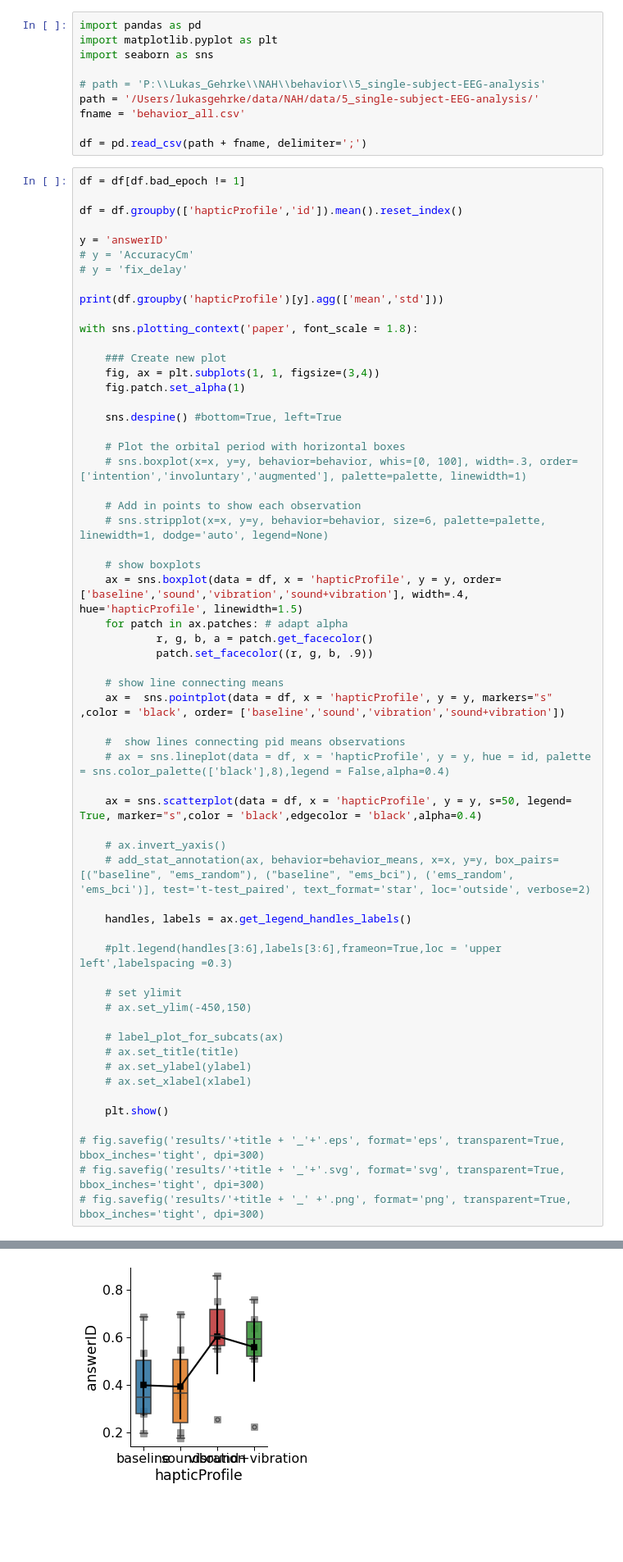
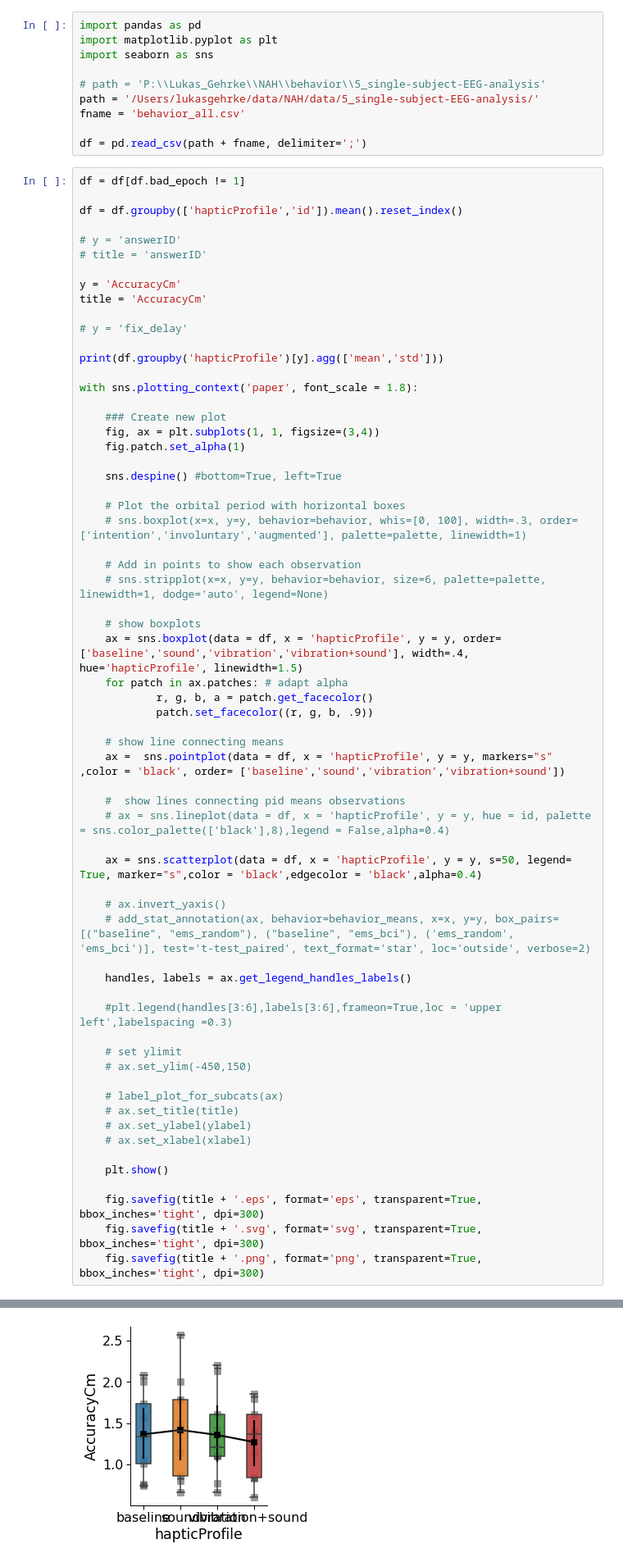
Before and after one commit to lukasgehrke/neuroadaptive-xr, a Jupyter notebook: analyses/haptic-ratings.ipynb, the cells around one changed output, grey strips where cells are left out. Shown at 82% size. Drawn from its saved outputs; the diff is of its cells as text; blank space fills up the shorter version.

```diff
--- a/analyses/haptic-ratings.ipynb
+++ b/analyses/haptic-ratings.ipynb
@@ -13,8 +13,12 @@ df = df[df.bad_epoch != 1]
 
 df = df.groupby(['hapticProfile','id']).mean().reset_index()
 
-y = 'answerID'
-# y = 'AccuracyCm'
+# y = 'answerID'
+# title = 'answerID'
+
+y = 'AccuracyCm'
+title = 'AccuracyCm'
+
 # y = 'fix_delay'
 
 print(df.groupby('hapticProfile')[y].agg(['mean','std']))
@@ -34,13 +38,13 @@ with sns.plotting_context('paper', font_scale = 1.8):
     # sns.stripplot(x=x, y=y, behavior=behavior, size=6, palette=palette, linewidth=1, dodge='auto', legend=None)
 
     # show boxplots
-    ax = sns.boxplot(data = df, x = 'hapticProfile', y = y, order= ['baseline','sound','vibration','sound+vibration'], width=.4, hue='hapticProfile', linewidth=1.5)
+    ax = sns.boxplot(data = df, x = 'hapticProfile', y = y, order= ['baseline','sound','vibration','vibration+sound'], width=.4, hue='hapticProfile', linewidth=1.5)
     for patch in ax.patches: # adapt alpha
             r, g, b, a = patch.get_facecolor()
             patch.set_facecolor((r, g, b, .9))
 
     # show line connecting means
-    ax =  sns.pointplot(data = df, x = 'hapticProfile', y = y, markers="s" ,color = 'black', order= ['baseline','sound','vibration','sound+vibration'])
+    ax =  sns.pointplot(data = df, x = 'hapticProfile', y = y, markers="s" ,color = 'black', order= ['baseline','sound','vibration','vibration+sound'])
 
     #  show lines connecting pid means observations
     # ax = sns.lineplot(data = df, x = 'hapticProfile', y = y, hue = id, palette = sns.color_palette(['black'],8),legend = False,alpha=0.4)
@@ -64,9 +68,9 @@ with sns.plotting_context('paper', font_scale = 1.8):
 
     plt.show()
 
-# fig.savefig('results/'+title + '_'+'.eps', format='eps', transparent=True, bbox_inches='tight', dpi=300)
-# fig.savefig('results/'+title + '_'+'.svg', format='svg', transparent=True, bbox_inches='tight', dpi=300)
-# fig.savefig('results/'+title + '_' +'.png', format='png', transparent=True, bbox_inches='tight', dpi=300)
+    fig.savefig(title + '.eps', format='eps', transparent=True, bbox_inches='tight', dpi=300)
+    fig.savefig(title + '.svg', format='svg', transparent=True, bbox_inches='tight', dpi=300)
+    fig.savefig(title + '.png', format='png', transparent=True, bbox_inches='tight', dpi=300)
 # %% [output]
                      mean       std
 hapticProfile
@@ -77 +81 @@ vibration        0.604877  0.205960
-[figure, old version]
+[figure, new version]
```
Also changed, not shown: parts of 2 cells of this notebook, 5 other files.
